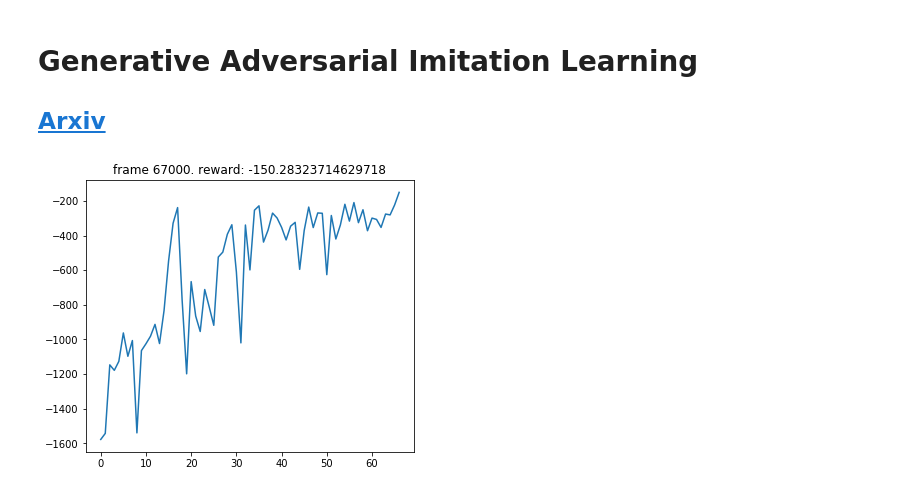
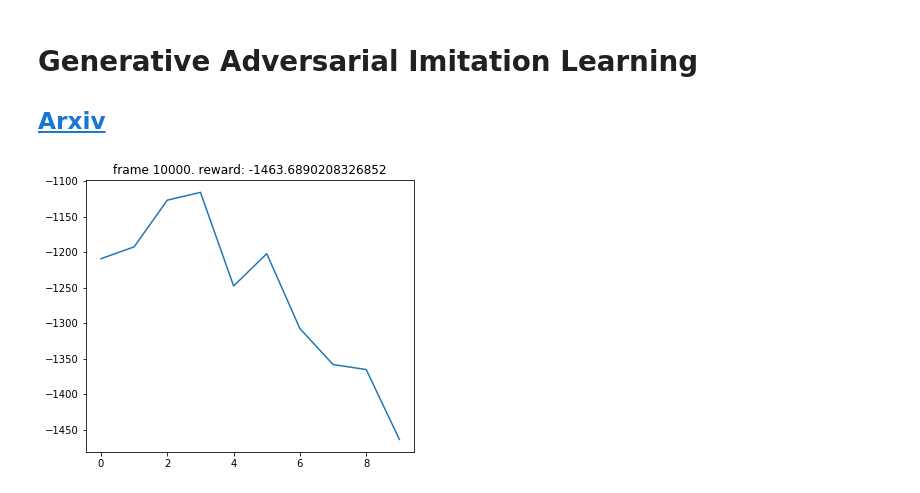
Before and after one commit to higgsfield-ai/higgsfield, a Jupyter notebook: 8.gail.ipynb, the cells around one changed output. Saved outputs shown, nothing was run; the diff lists cells and outputs as text; code cells hidden in the pictures.

```diff
--- a/8.gail.ipynb
+++ b/8.gail.ipynb
@@ -64,7 +64,7 @@ class ActorCritic(nn.Module):
         )
         self.log_std = nn.Parameter(torch.ones(1, num_outputs) * std)
 
-        self.apply(init_weights)
+        # self.apply(init_weights)
 
     def forward(self, x):
         value = self.critic(x)
@@ -111,9 +111,10 @@ def compute_gae(next_value, rewards, masks, values, gamma=0.99, tau=0.95):
 # %%
 def ppo_iter(mini_batch_size, states, actions, log_probs, returns, advantage):
     batch_size = states.size(0)
-    for _ in range(batch_size // mini_batch_size):
-        rand_ids = np.random.randint(0, batch_size, mini_batch_size)
-        yield states[rand_ids, :], actions[rand_ids, :], log_probs[rand_ids, :], returns[rand_ids, :], advantage[rand_ids, :]
+    ids = np.random.permutation(batch_size)
+    ids = np.split(ids[:batch_size // mini_batch_size * mini_batch_size], batch_size // mini_batch_size)
+    for i in range(len(ids)):
+        yield states[ids[i], :], actions[ids[i], :], log_probs[ids[i], :], returns[ids[i], :], advantage[ids[i], :]
 
 
 
@@ -174,14 +175,13 @@ num_outputs = envs.action_space.shape[0]
 
 
 #Hyper params:
-a2c_hidden_size      = 256
-discrim_hidden_size  = 128
-lr                   = 3e-3
-num_steps            = 20
-mini_batch_size      = 5
-ppo_epochs           = 4
-threshold_reward     = -200
-
+a2c_hidden_size = 32
+discrim_hidden_size = 128
+lr = 1e-3
+num_steps = 128
+mini_batch_size = 256
+ppo_epochs = 30
+threshold_reward = -200
 
 model         = ActorCritic(num_inputs, num_outputs, a2c_hidden_size).to(device)
 discriminator = Discriminator(num_inputs + num_outputs, discrim_hidden_size).to(device)
@@ -209,7 +209,7 @@ while frame_idx < max_frames and not early_stop:
     rewards   = []
     masks     = []
     entropy = 0
-
+    state = envs.reset()
     for _ in range(num_steps):
         state = torch.FloatTensor(state).to(device)
         dist, value = model(state)
@@ -235,36 +235,36 @@ while frame_idx < max_frames and not early_stop:
         if frame_idx % 1000 == 0:
             test_reward = np.mean([test_env() for _ in range(10)])
             test_rewards.append(test_reward)
             plot(frame_idx, test_rewards)
-            if test_reward > threshold_reward: early_stop = True
+            # if test_reward > threshold_reward: early_stop = True
 
 
     next_state = torch.FloatTensor(next_state).to(device)
     _, next_value = model(next_state)
     returns = compute_gae(next_value, rewards, masks, values)
 
     returns   = torch.cat(returns).detach()
     log_probs = torch.cat(log_probs).detach()
     values    = torch.cat(values).detach()
     states    = torch.cat(states)
     actions   = torch.cat(actions)
     advantage = returns - values
 
-    if i_update % 3 == 0:
-        ppo_update(4, mini_batch_size, states, actions, log_probs, returns, advantage)
+    # if i_update % 3 == 0:
+    ppo_update(ppo_epochs, mini_batch_size, states, actions, log_probs, returns, advantage)
 
 
     expert_state_action = expert_traj[np.random.randint(0, expert_traj.shape[0], 2 * num_steps * num_envs), :]
     expert_state_action = torch.FloatTensor(expert_state_action).to(device)
     state_action        = torch.cat([states, actions], 1)
     fake = discriminator(state_action)
     real = discriminator(expert_state_action)
     optimizer_discrim.zero_grad()
     discrim_loss = discrim_criterion(fake, torch.ones((states.shape[0], 1)).to(device)) + \
             discrim_criterion(real, torch.zeros((expert_state_action.size(0), 1)).to(device))
     discrim_loss.backward()
     optimizer_discrim.step()
 # %% [output]
-[figure, old version]
+[figure, new version]
 # %%
 test_env(True)
```
Also changed, not shown: 1 other file.
